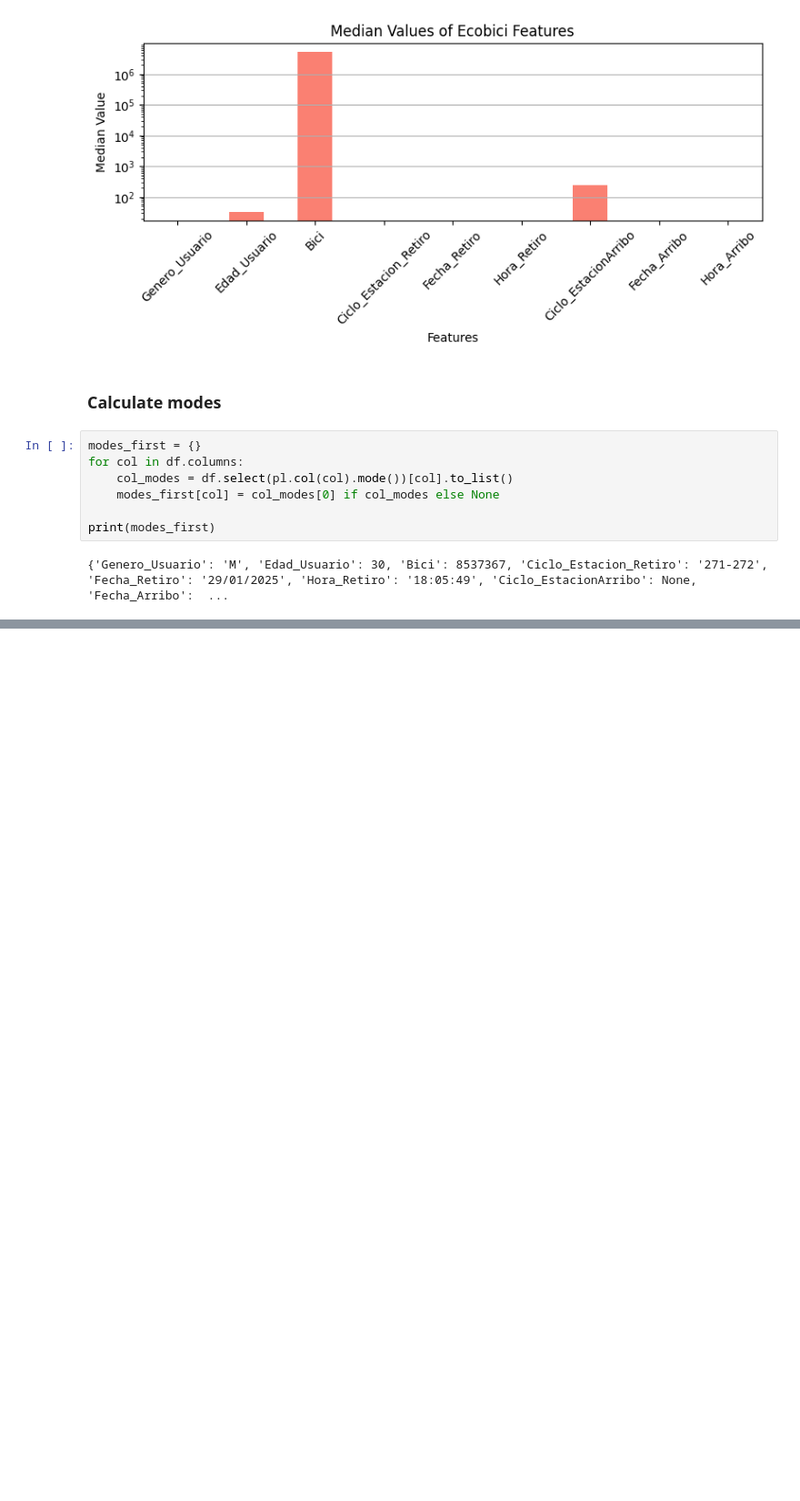
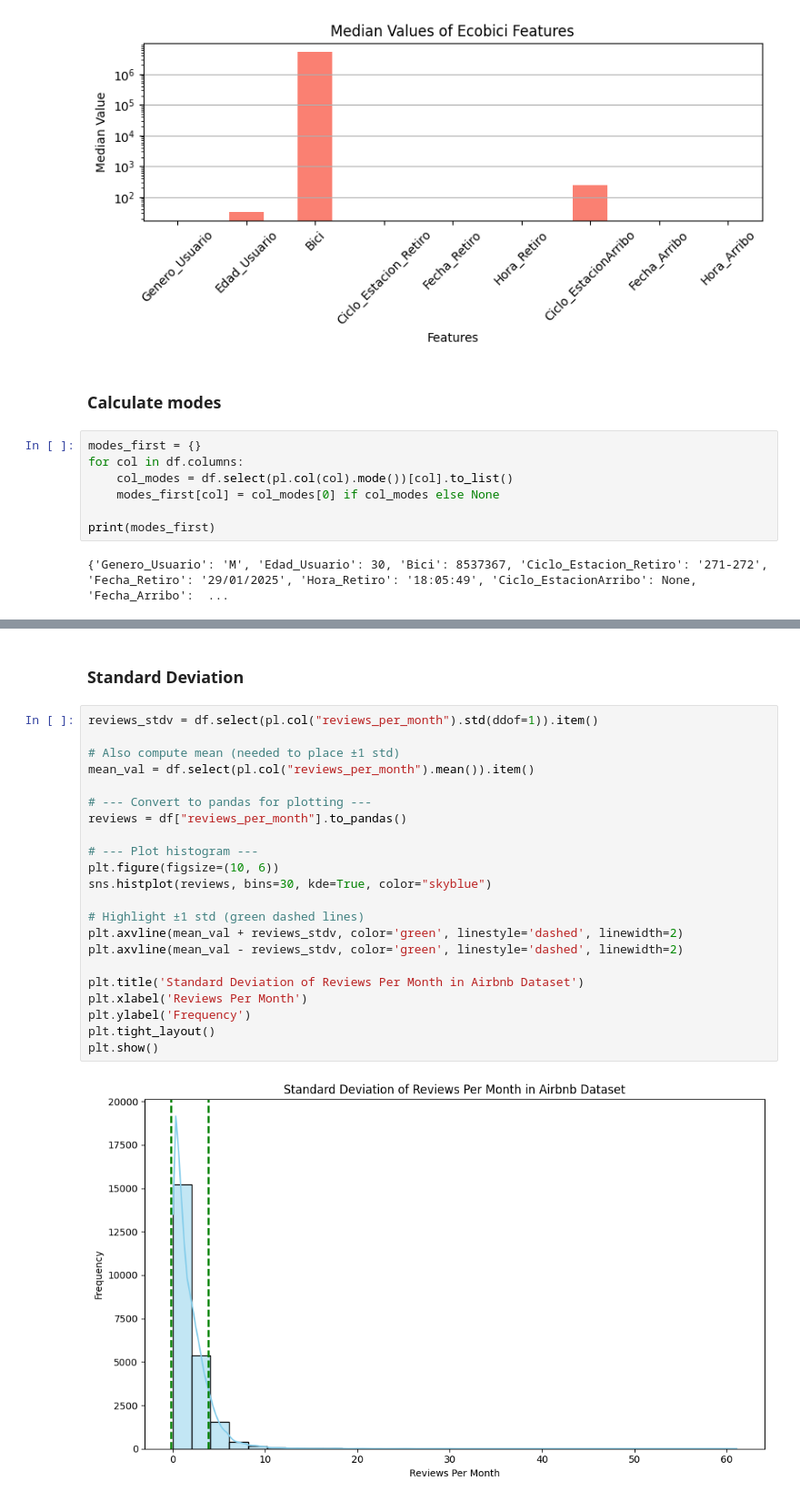
Before and after one commit to nicoleKape-code/AI_CourseRepo, a Jupyter notebook: 25_aug/descriptive_statistics.ipynb, the cells around one changed output, grey strips where cells are left out. Shown at 91% size. Drawn from its saved outputs; the diff is of its cells as text; blank space fills up the shorter version.

```diff
--- a/25_aug/descriptive_statistics.ipynb
+++ b/25_aug/descriptive_statistics.ipynb
@@ -228,0 +297,26 @@ print(modes_first)
+# %% [markdown]
+### Standard Deviation
+# %%
+reviews_stdv = df.select(pl.col("reviews_per_month").std(ddof=1)).item()
+
+# Also compute mean (needed to place ±1 std)
+mean_val = df.select(pl.col("reviews_per_month").mean()).item()
+
+# --- Convert to pandas for plotting ---
+reviews = df["reviews_per_month"].to_pandas()
+
+# --- Plot histogram ---
+plt.figure(figsize=(10, 6))
+sns.histplot(reviews, bins=30, kde=True, color="skyblue")
+
+# Highlight ±1 std (green dashed lines)
+plt.axvline(mean_val + reviews_stdv, color='green', linestyle='dashed', linewidth=2)
+plt.axvline(mean_val - reviews_stdv, color='green', linestyle='dashed', linewidth=2)
+
+plt.title('Standard Deviation of Reviews Per Month in Airbnb Dataset')
+plt.xlabel('Reviews Per Month')
+plt.ylabel('Frequency')
+plt.tight_layout()
+plt.show()
+# %% [output]
+[figure, added]
```
Also changed, not shown: parts of 20 cells of this notebook.
